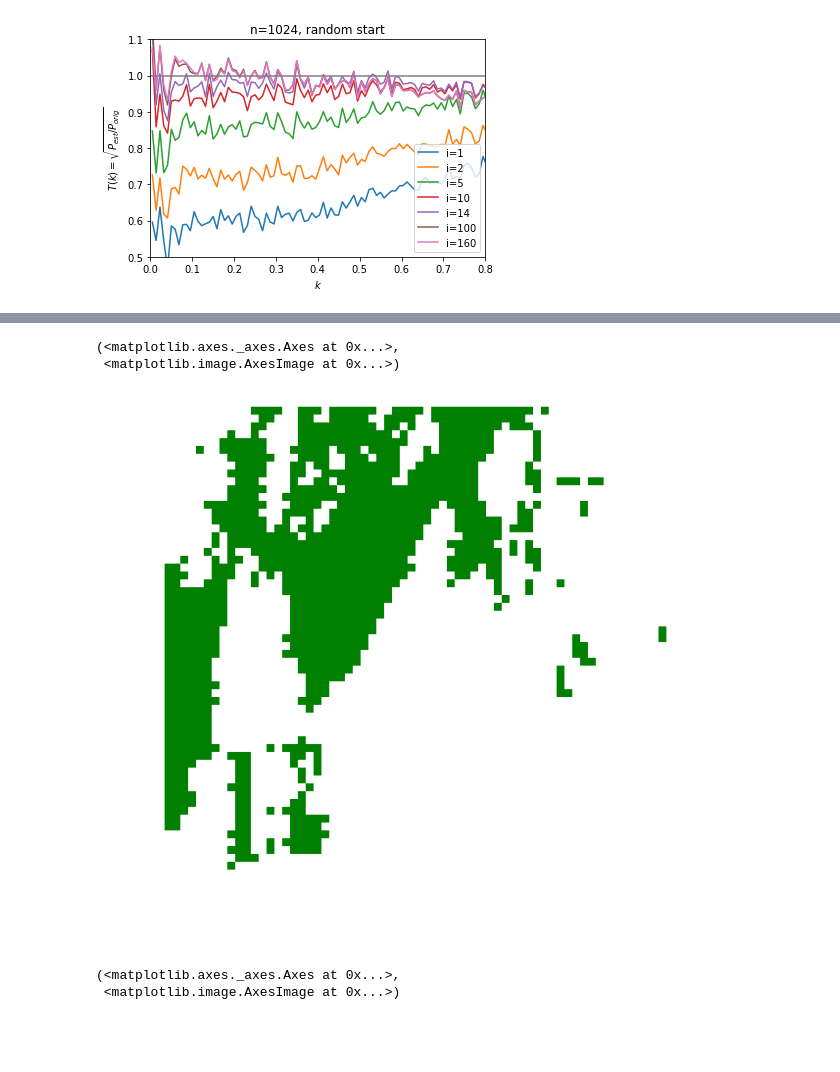
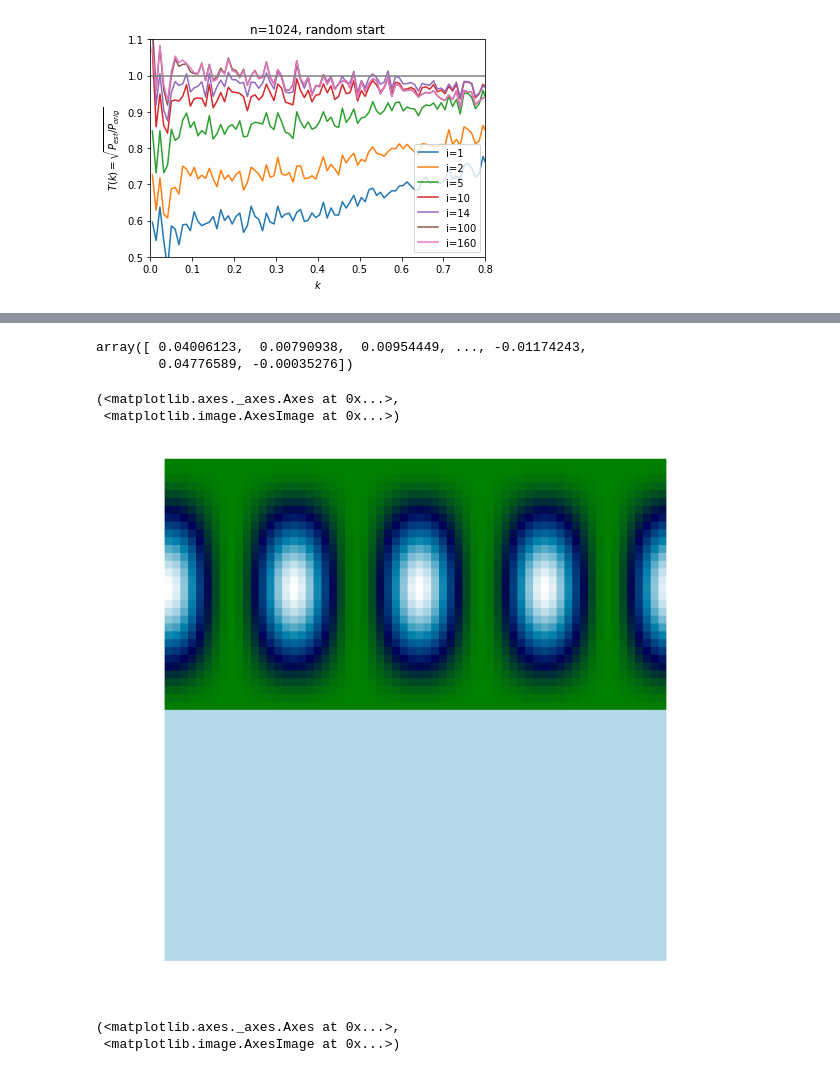
Before and after one commit to bhorowitz/weak_lensing, a Jupyter notebook: lin_mod.ipynb, the cells around one changed output, grey strips where cells are left out. Saved outputs shown, nothing was run; the diff lists cells and outputs as text; code cells hidden in the pictures; blank space fills up the shorter version.

```diff
--- a/lin_mod.ipynb
+++ b/lin_mod.ipynb
@@ -374,9 +448,19 @@ plt.title("n=1024, random start")
+# %%
+folder = "./build_shear/test/clean/"
+gamma1 = np.fromfile('%sdata_gamma1_noisy.dat' % folder, dtype='f8')
+gamma2 = np.fromfile('%scl_data_gamma2_noisy.dat' % folder, dtype='f8')
+noise = np.fromfile('%scl_sigmax2.dat' % folder, dtype='f8')
+# %%
+gamma2
+# %% [output]
+array([ 0.04006123,  0.00790938,  0.00954449, ..., -0.01174243,
+        0.04776589, -0.00035276])
 # %%
-plot_image(d.mask,colorbar=False,sizebar=False)
+plot_image(noise,colorbar=False,sizebar=False)
 # %% [output]
 (<matplotlib.axes._axes.Axes at 0x...>,
  <matplotlib.image.AxesImage at 0x...>)
-[figure, old version]
+[figure, new version]
 # %%
 plot_image(a3.delta_x_min,colorbar=False,sizebar=False)
 # %% [output]
```
Also changed, not shown: parts of 2 cells of this notebook, 1 other file.
